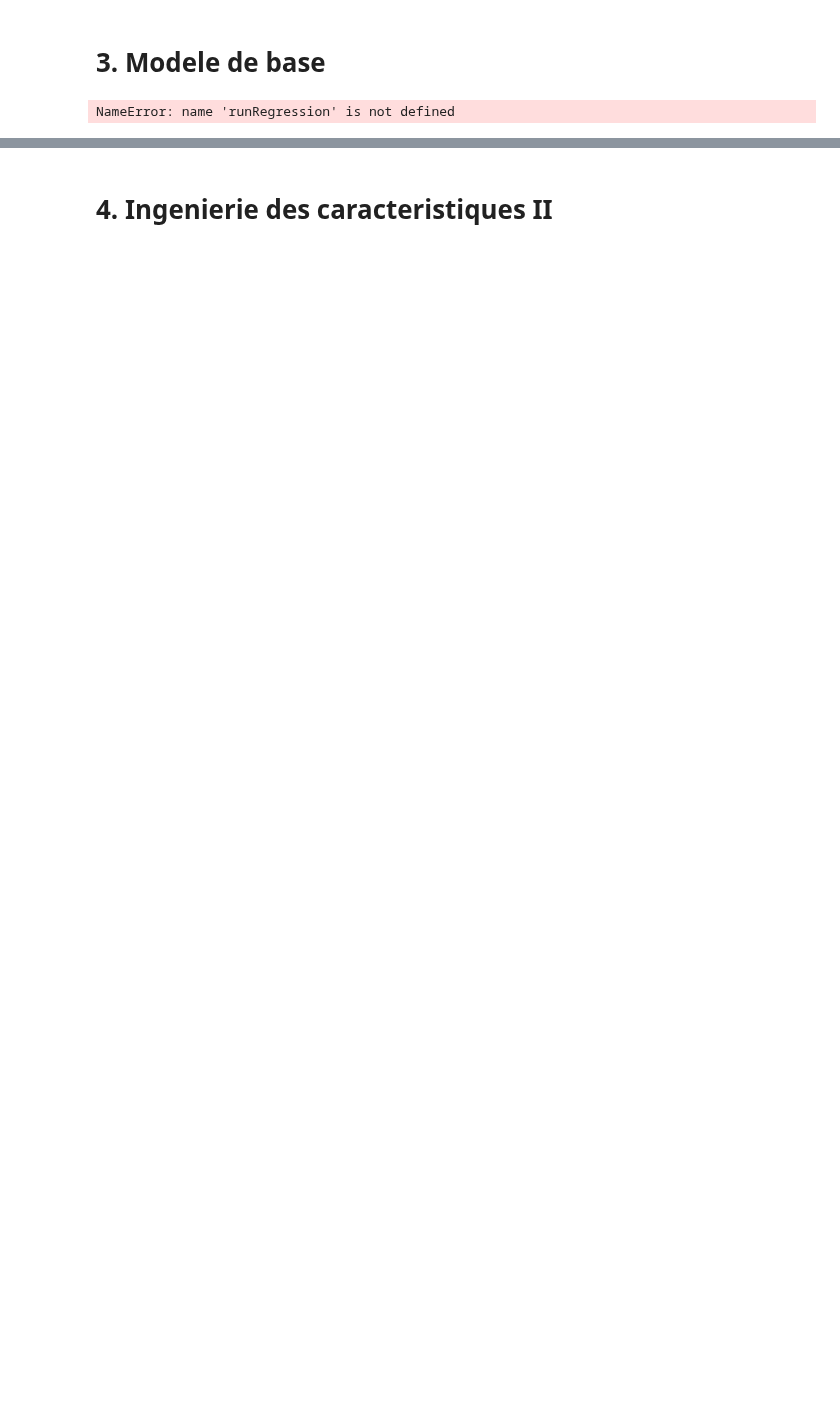
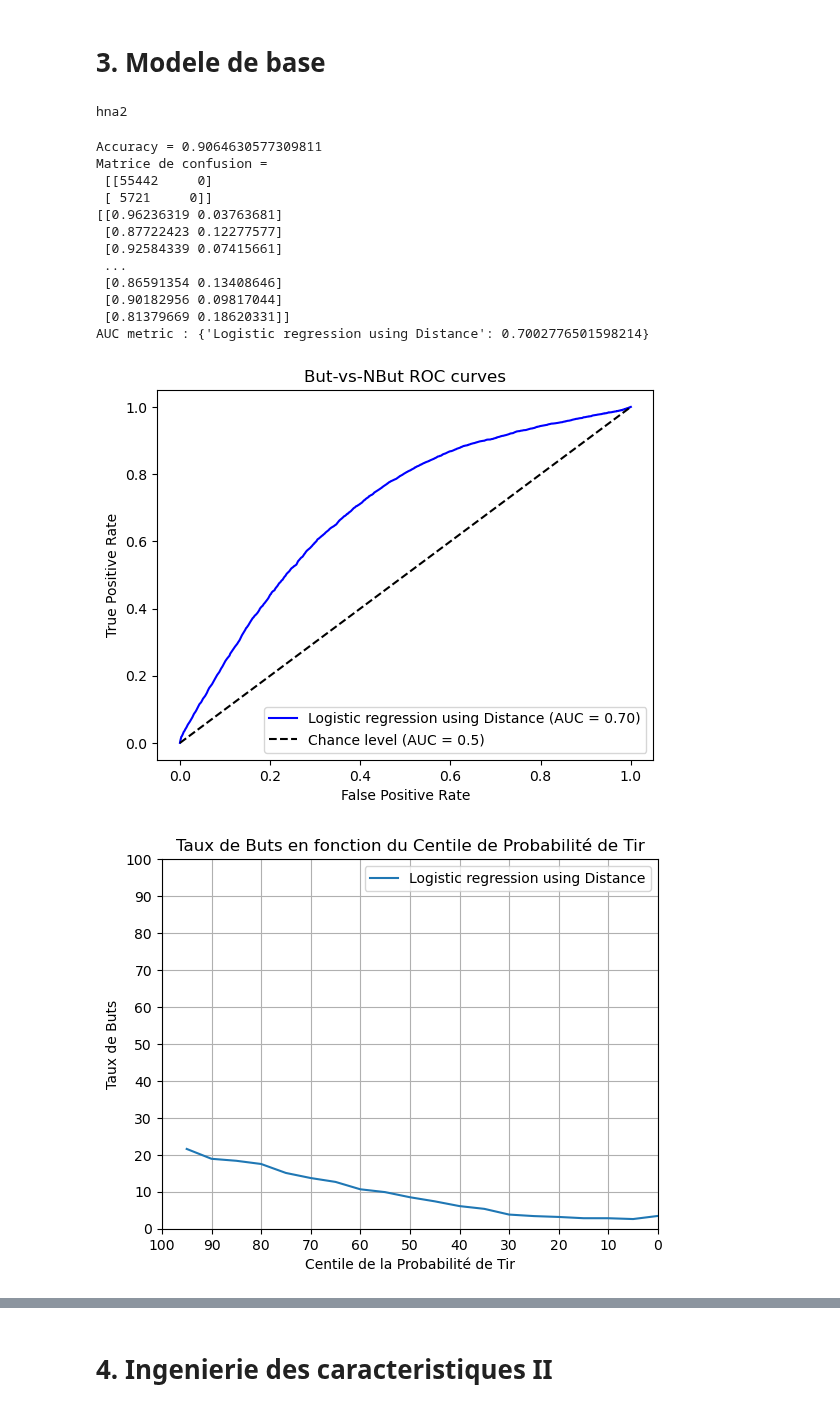
Before and after one commit to mathieupelo/ift6758-A08, a Jupyter notebook: notebooks/full_pipeline_2.ipynb, the cells around one changed output, grey strips where cells are left out. Drawn from its saved outputs; the diff is of its cells as text; code cells hidden in the pictures; blank space fills up the shorter version.

```diff
--- a/notebooks/full_pipeline_2.ipynb
+++ b/notebooks/full_pipeline_2.ipynb
@@ -45,6 +75,20 @@ feature_engineering.create_features1(data, '^201[6-9]02\d{4}$', 'features_train1
 # %% [markdown]
 # 3. Modele de base
 # %%
-clf_1, clf_2, clf_3 = Logististic_regression.runRegression()
+clf_1, clf_2, clf_3 = Logistic_regressions.runRegression()
 # %% [output]
-NameError: name 'runRegression' is not defined
+hna2
+Accuracy = 0.9064630577309811
+Matrice de confusion =
+ [[55442     0]
+ [ 5721     0]]
+[[0.96236319 0.03763681]
+ [0.87722423 0.12277577]
+ [0.92584339 0.07415661]
+ ...
+ [0.86591354 0.13408646]
+ [0.90182956 0.09817044]
+ [0.81379669 0.18620331]]
+AUC metric : {'Logistic regression using Distance': 0.7002776501598214}
+[figure, added]
+[figure, added]
```
Also changed, not shown: parts of 11 cells of this notebook, 1 other file.
